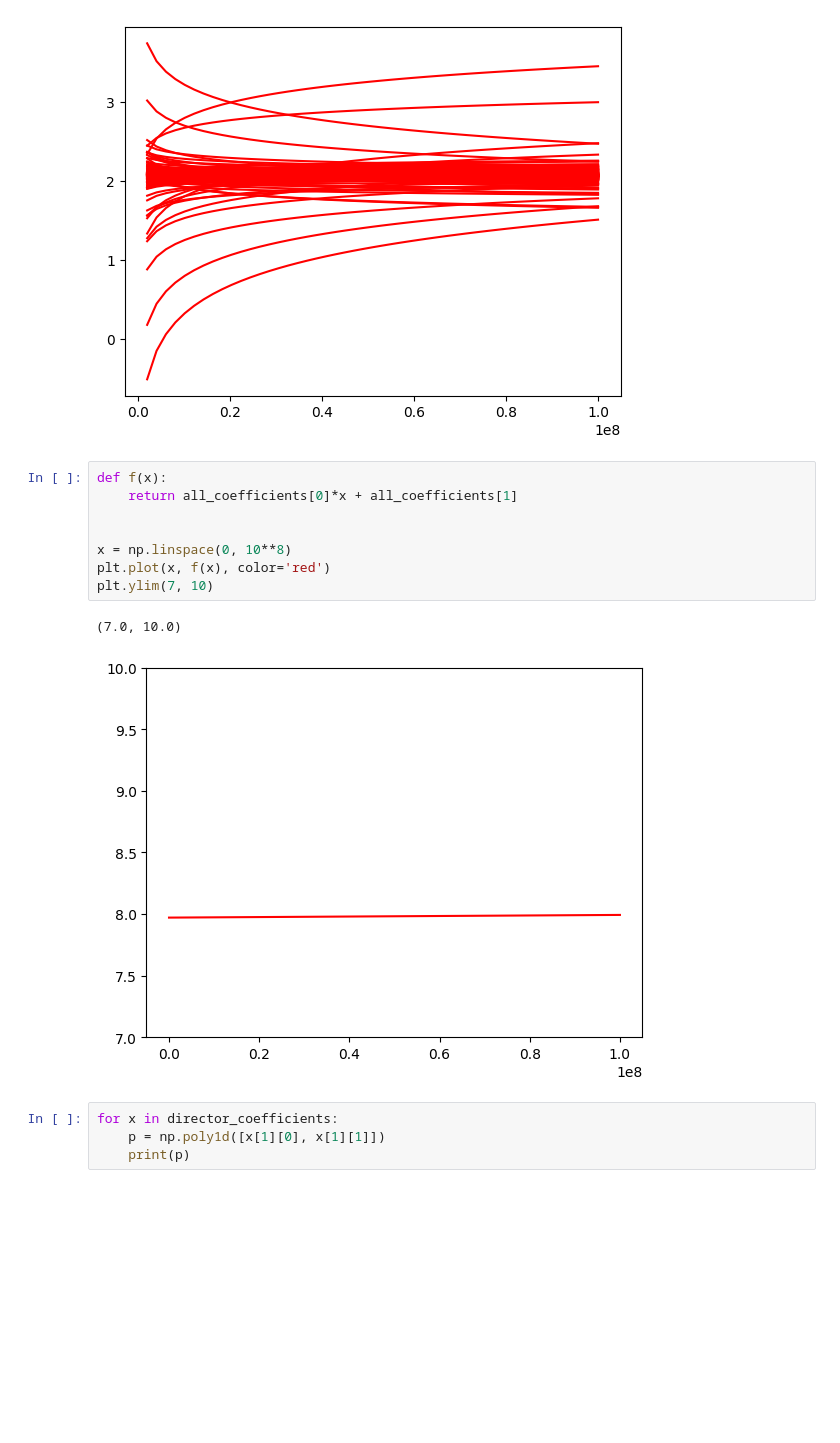
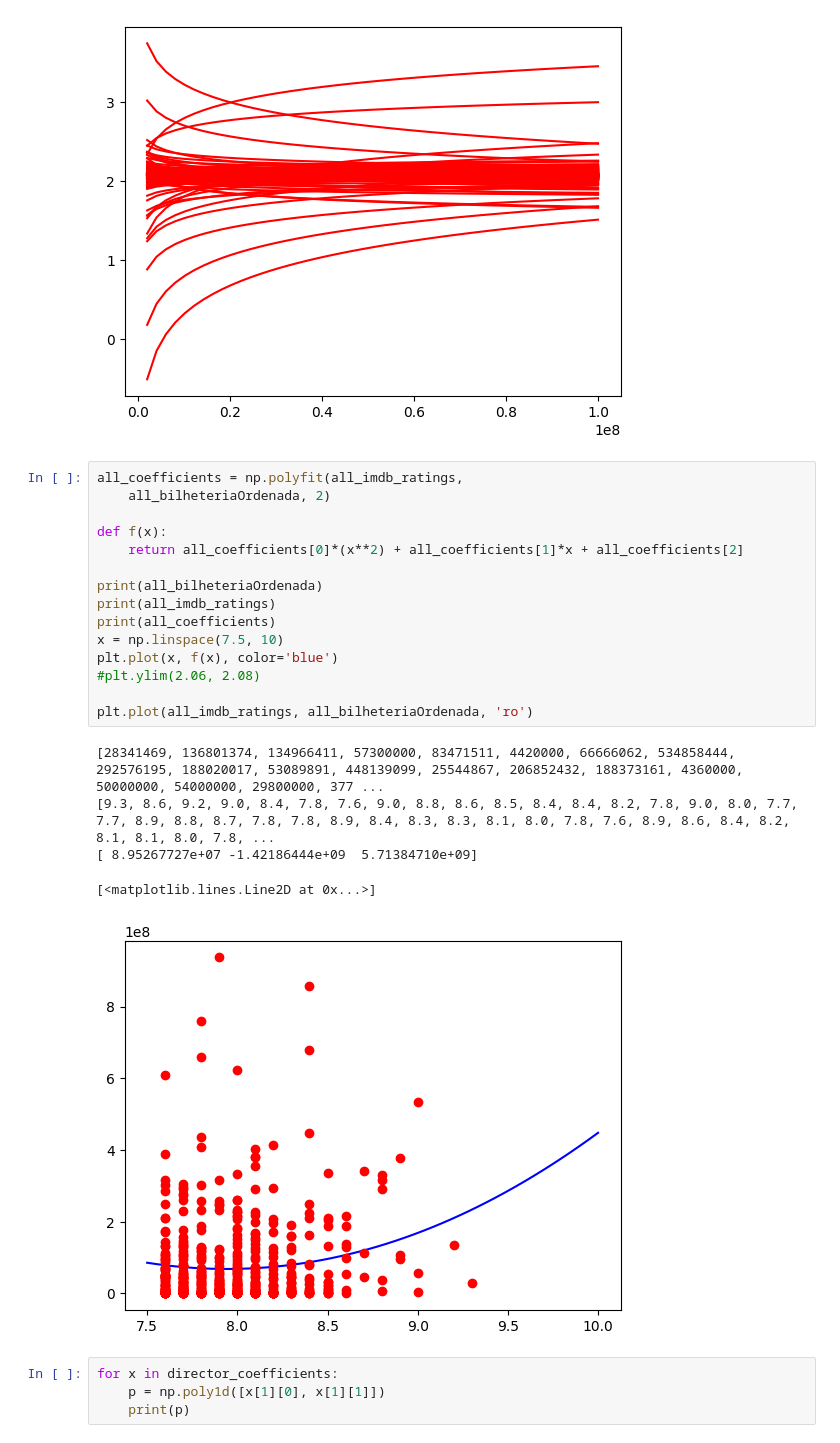
Before and after one commit to gustaleitcor/Projeto-de-Pesquisa-Aplicada, a Jupyter notebook: main.ipynb, the cells around one changed output. Saved outputs shown, nothing was run; the diff lists cells and outputs as text; blank space fills up the shorter version.

```diff
--- a/main.ipynb
+++ b/main.ipynb
@@ -86,16 +83,26 @@ for director_coefficient in director_coefficients:
 # %% [output]
 [figure]
 # %%
+all_coefficients = np.polyfit(all_imdb_ratings,
+    all_bilheteriaOrdenada, 2)
+
 def f(x):
-    return all_coefficients[0]*x + all_coefficients[1]
+    return all_coefficients[0]*(x**2) + all_coefficients[1]*x + all_coefficients[2]
 
+print(all_bilheteriaOrdenada)
+print(all_imdb_ratings)
+print(all_coefficients)
+x = np.linspace(7.5, 10)
+plt.plot(x, f(x), color='blue')
+#plt.ylim(2.06, 2.08)
 
-x = np.linspace(0, 10**8)
-plt.plot(x, f(x), color='red')
-plt.ylim(7, 10)
+plt.plot(all_imdb_ratings, all_bilheteriaOrdenada, 'ro')
 # %% [output]
-(7.0, 10.0)
+[28341469, 136801374, 134966411, 57300000, 83471511, 4420000, 66666062, 534858444, 292576195, 188020017, 53089891, 448139099, 25544867, 206852432, 188373161, 4360000, 50000000, 54000000, 29800000, 377 ...
+[9.3, 8.6, 9.2, 9.0, 8.4, 7.8, 7.6, 9.0, 8.8, 8.6, 8.5, 8.4, 8.4, 8.2, 7.8, 9.0, 8.0, 7.7, 7.7, 8.9, 8.8, 8.7, 7.8, 7.8, 8.9, 8.4, 8.3, 8.3, 8.1, 8.0, 7.8, 7.6, 8.9, 8.6, 8.4, 8.2, 8.1, 8.1, 8.0, 7.8, ...
+[ 8.95267727e+07 -1.42186444e+09  5.71384710e+09]
+[<matplotlib.lines.Line2D at 0x...>]
-[figure, old version]
+[figure, new version]
 # %%
 for x in director_coefficients:
     p = np.poly1d([x[1][0], x[1][1]])
```
Also changed, not shown: parts of 1 cell of this notebook, 1 other file.
